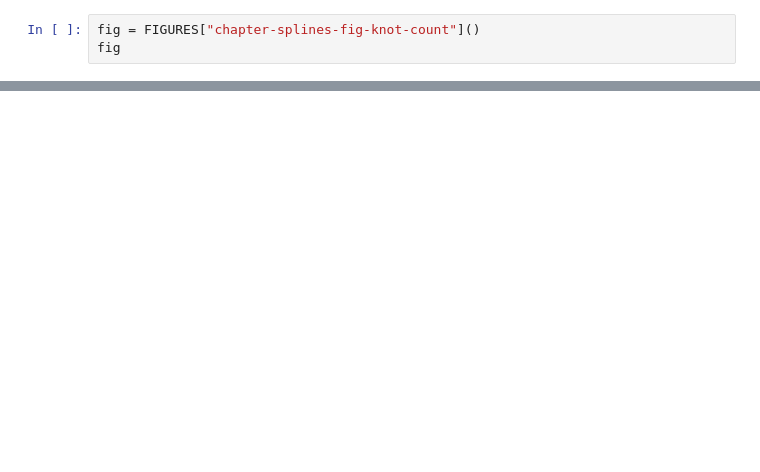
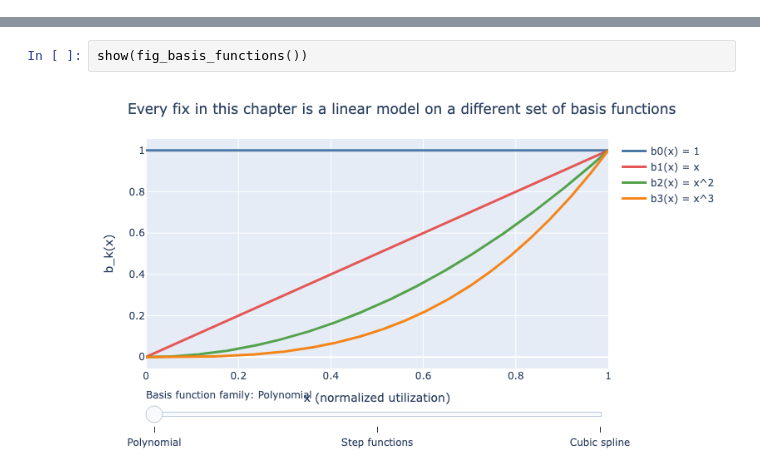
Before and after one commit to RudrenduPaul/python-statistics-for-data-science-ml-ai-engineers, a Jupyter notebook: chapters/chapter-06-regression-splines-plots.ipynb, the cells around one changed output, grey strips where cells are left out. Drawn from its saved outputs; the diff is of its cells as text; blank space fills up the shorter version.

```diff
--- a/chapters/chapter-06-regression-splines-plots.ipynb
+++ b/chapters/chapter-06-regression-splines-plots.ipynb
@@ -424,3 +0,0 @@ fig
-# %%
-fig = FIGURES["chapter-splines-fig-knot-count"]()
-fig
@@ -442,0 +278,4 @@ fig
+# %%
+show(fig_basis_functions())
+# %% [output]
+[figure, added]
```
Also changed, not shown: parts of 59 cells of this notebook, 4 other files.
